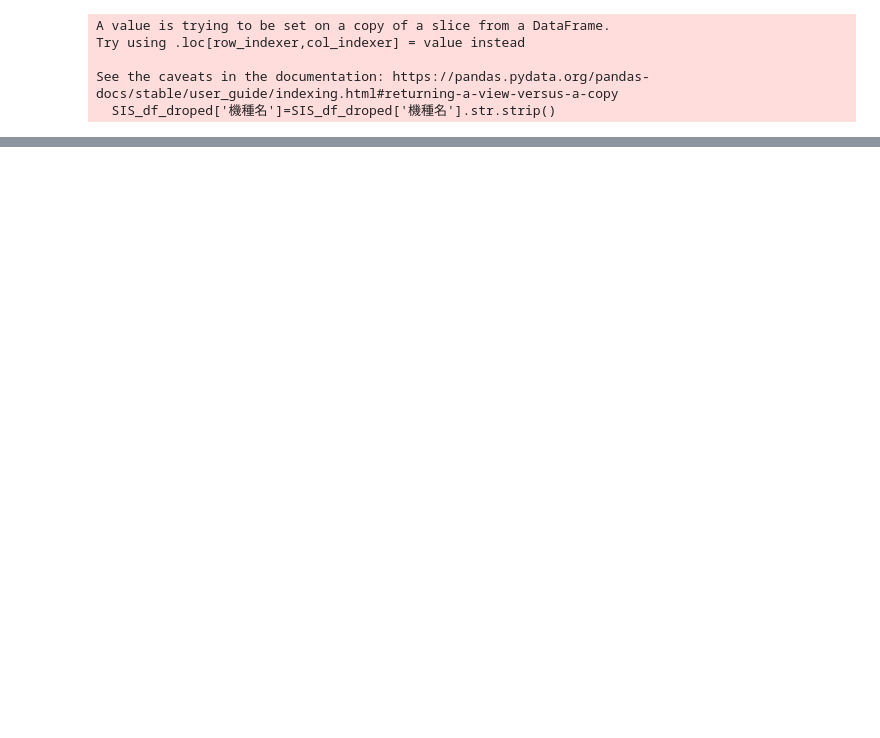
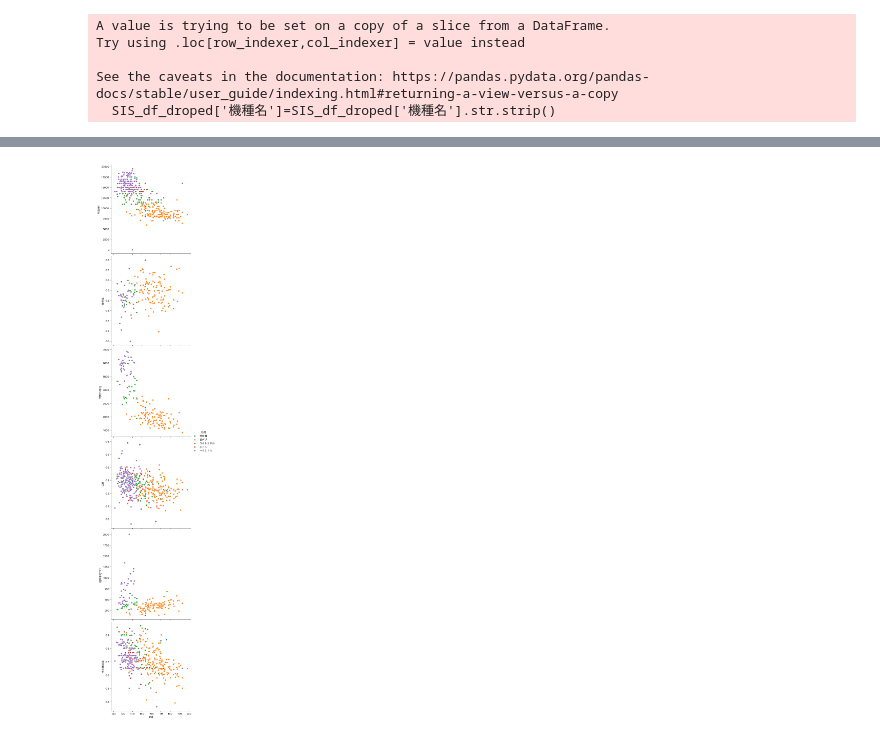
Before and after one commit to zapprvjp/my-first-repo, a Jupyter notebook: SIS_analyze.ipynb, the cells around one changed output, grey strips where cells are left out. Saved outputs shown, nothing was run; the diff lists cells and outputs as text; code cells hidden in the pictures; blank space fills up the shorter version.

```diff
--- a/SIS_analyze.ipynb
+++ b/SIS_analyze.ipynb
@@ -90,17 +94,21 @@ grouped.plot(figsize=(12,7),grid=True)
 # %%
 # 必要項目毎の機種別平均データに変換
 pivot_SIS_df=SIS_df_droped.pivot_table(index="機種名",
-                                       values=["客滞","玉粗","千円S","アウト"],
+                                       values=["客滞","玉粗","TO","アウト"],
                                        aggfunc="mean")
 # データフレームの結合
 merge_df=pd.merge(left=pivot_SIS_df,
                   right=df_renamed,
                   left_index=True,
-                  right_on="Product_name",
+                  right_on="機種名",
                   how="left")
 sns.pairplot(data=merge_df,
              hue="TS帯",
              x_vars="客滞",
-             y_vars=["HeavenTY_Ave","玉粗"],
+             y_vars=["平均MY","単発率","天国TY平均","玉粗","初回平均T1Y","名目継続率"],
              size=5)
+merge_df_forcsv=merge_df[(merge_df["TS帯"]=="甘デジ")]
+merge_df_forcsv=merge_df_forcsv.loc[:,["機種名","平均MY","単発率","客滞","初回平均T1Y","天国TY平均","玉粗","名目継続率"]] \
+                                .set_index("機種名")
+merge_df_forcsv .to_csv("客滞データ.csv")
 # %% [output]
@@ -107,0 +115 @@ SyntaxError: invalid syntax (<ipython-input-23-da4c439db28f>, line 13)
+[figure, added]
```
Also changed, not shown: parts of 7 cells of this notebook.
